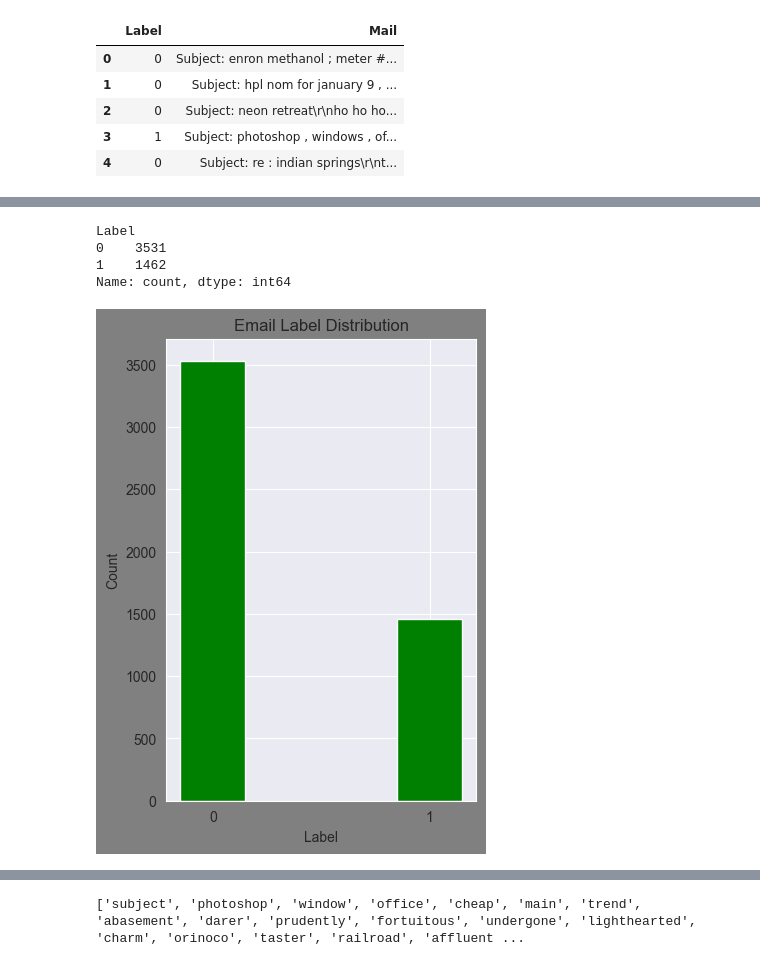
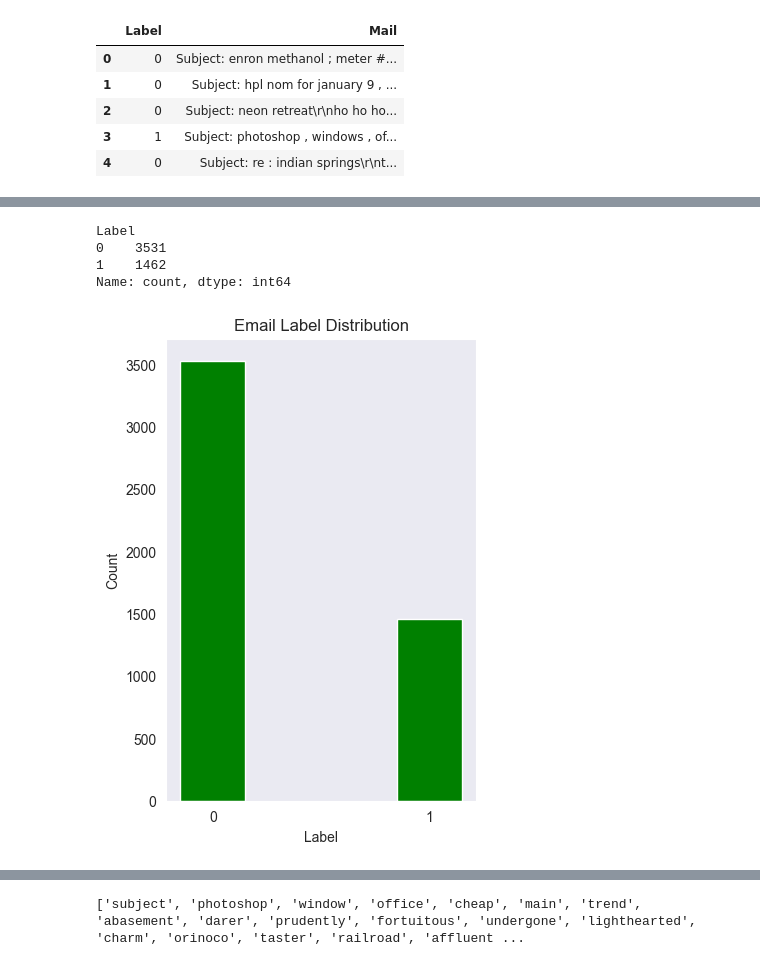
Before and after one commit to nguyenbatuan02/SpamEmail-ML, a Jupyter notebook: Naive Bayes Spam Email.ipynb, the cells around one changed output, grey strips where cells are left out. Drawn from its saved outputs; the diff is of its cells as text; code cells hidden in the pictures.

```diff
--- a/Naive Bayes Spam Email.ipynb
+++ b/Naive Bayes Spam Email.ipynb
@@ -74,21 +82,22 @@ ValueError: Invalid RGBA argument: 'p'
 # %%
 # thống kê số spam email & ham email
 label_counts = df['Label'].value_counts()
 print(label_counts)
 
-plt.figure(figsize=(4, 6), facecolor='gray')
+plt.figure(figsize=(4, 6), facecolor='w')
 plt.bar(label_counts.index, label_counts.values, color='g', align='center', width=0.3)
 plt.xlabel('Label')
 plt.ylabel('Count')
 plt.title('Email Label Distribution')
 plt.xticks(label_counts.index)
+plt.grid(False)
 plt.show()
 # %% [output]
 Label
 0    3531
 1    1462
 Name: count, dtype: int64
-[figure, old version]
+[figure, new version]
 # %%
 # tách thành 2 tập train và test
 randomized = df.sample(frac=1, random_state=1)
```
Also changed, not shown: parts of 9 cells of this notebook, 2 other files.
